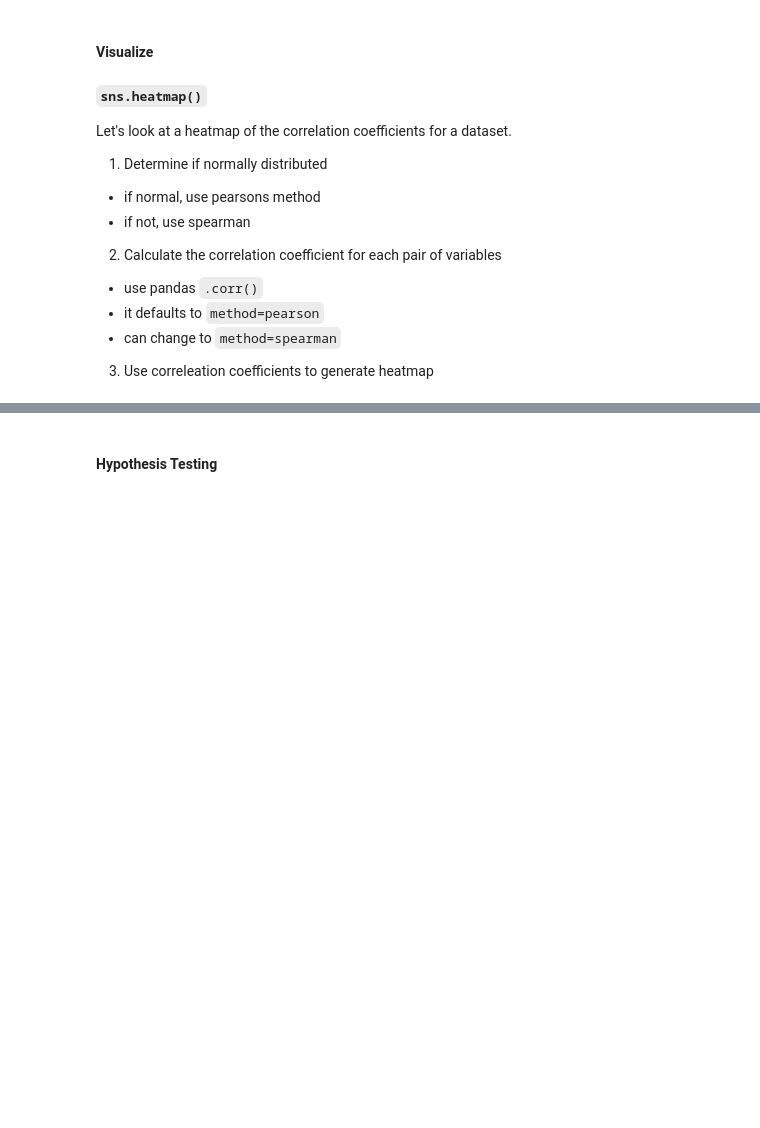
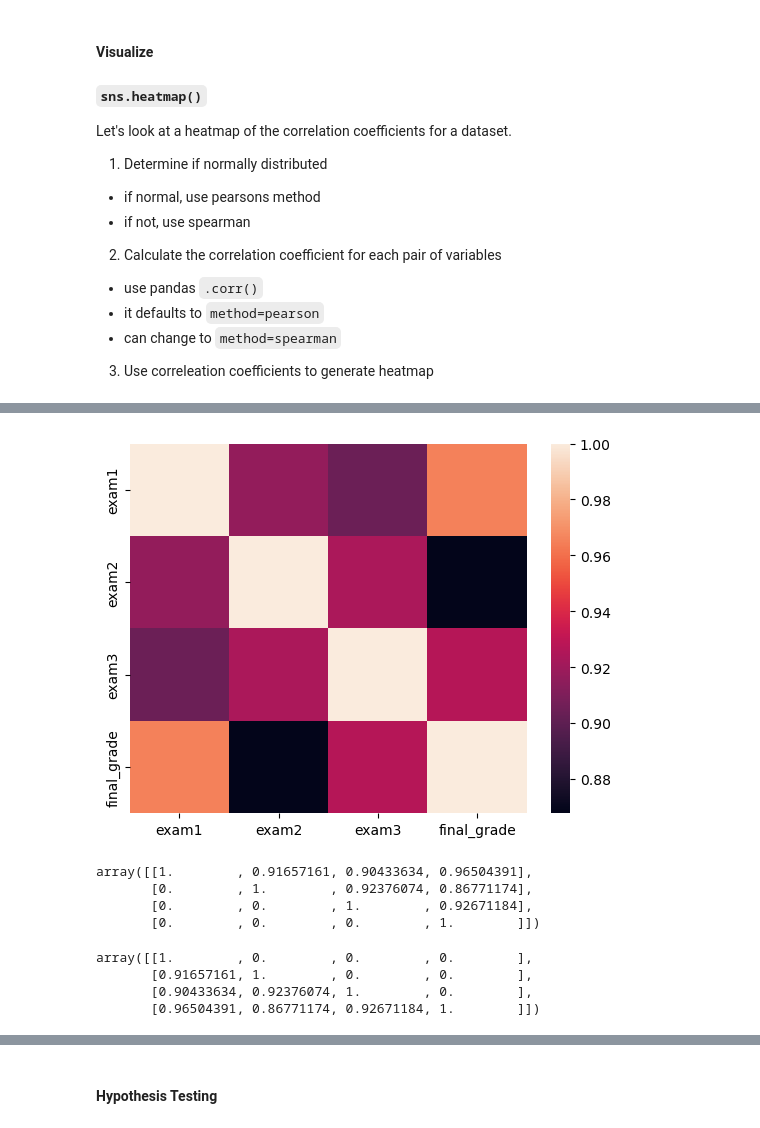
Before and after one commit to CodeupClassroom/pagel-regression, a Jupyter notebook: exploration_lesson.ipynb, the cells around one changed output, grey strips where cells are left out. Cells and saved outputs as stored; diff of their text form; code cells hidden in the pictures; blank space fills up the shorter version.

```diff
--- a/exploration_lesson.ipynb
+++ b/exploration_lesson.ipynb
@@ -142,3 +197,5 @@ for i, col in enumerate(cols):
 ___
 ## Split Data
 ##### Before we explore bi- and multi-variate relationships, we ***must*** split our data to avoid leakage of unseen data.
+# %%
+train, validate, test = w.split_data(df)
@@ -186,3 +247,5 @@ Let's look at a heatmap of the correlation coefficients for a dataset.
 # We already determined that all of the columns were NOT normally distributed.
 
 # create the correlation matrix using pandas .corr()
+exam_corr = train.drop(columns='student_id').corr(method='spearman')
+exam_corr
@@ -189,8 +258,24 @@ Let's look at a heatmap of the correlation coefficients for a dataset.
 # %%
 # pass my correlation matrix to Seaborn's heatmap
+sns.heatmap(exam_corr)
+plt.show()
+# %% [output]
+[figure, added]
 # %%
 # Upper triangle of an array
+np.triu(exam_corr)
+# %% [output]
+array([[1.        , 0.91657161, 0.90433634, 0.96504391],
+       [0.        , 1.        , 0.92376074, 0.86771174],
+       [0.        , 0.        , 1.        , 0.92671184],
+       [0.        , 0.        , 0.        , 1.        ]])
 # %%
 # Lower triangle of an array
+np.tril(exam_corr)
+# %% [output]
+array([[1.        , 0.        , 0.        , 0.        ],
+       [0.91657161, 1.        , 0.        , 0.        ],
+       [0.90433634, 0.92376074, 1.        , 0.        ],
+       [0.96504391, 0.86771174, 0.92671184, 1.        ]])
 # %%
 # pass my correlation matrix to Seaborn's heatmap with customization
```
Also changed, not shown: parts of 37 cells of this notebook.
